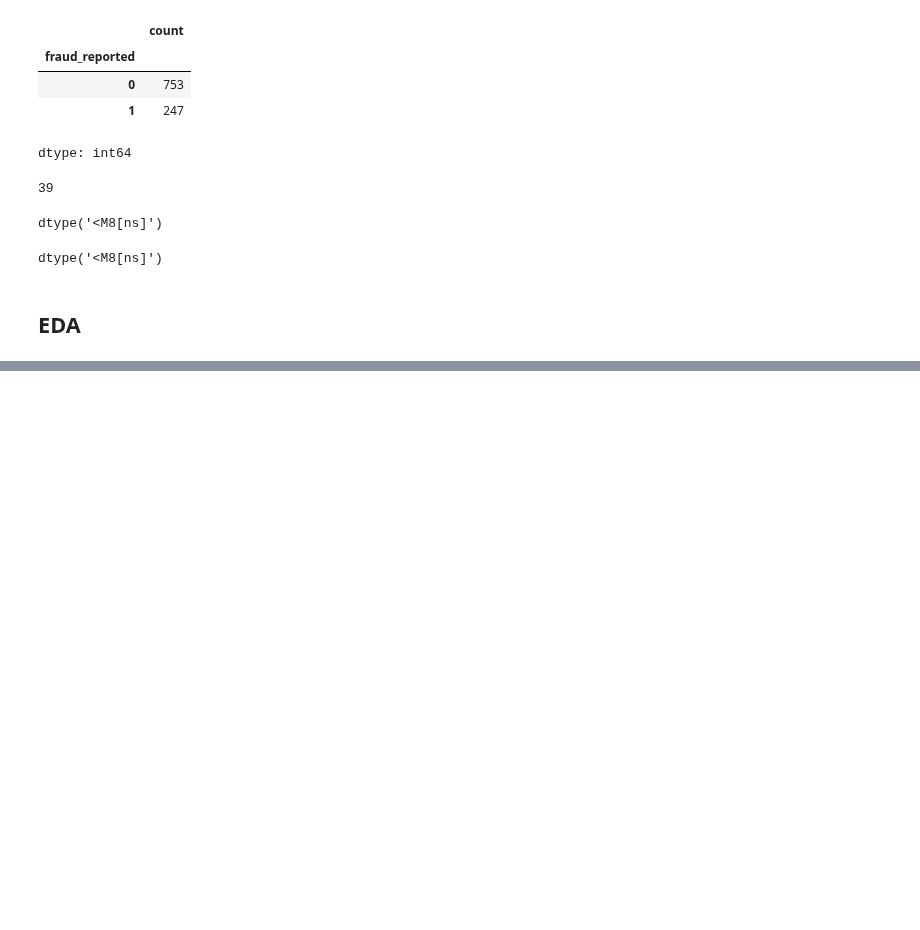
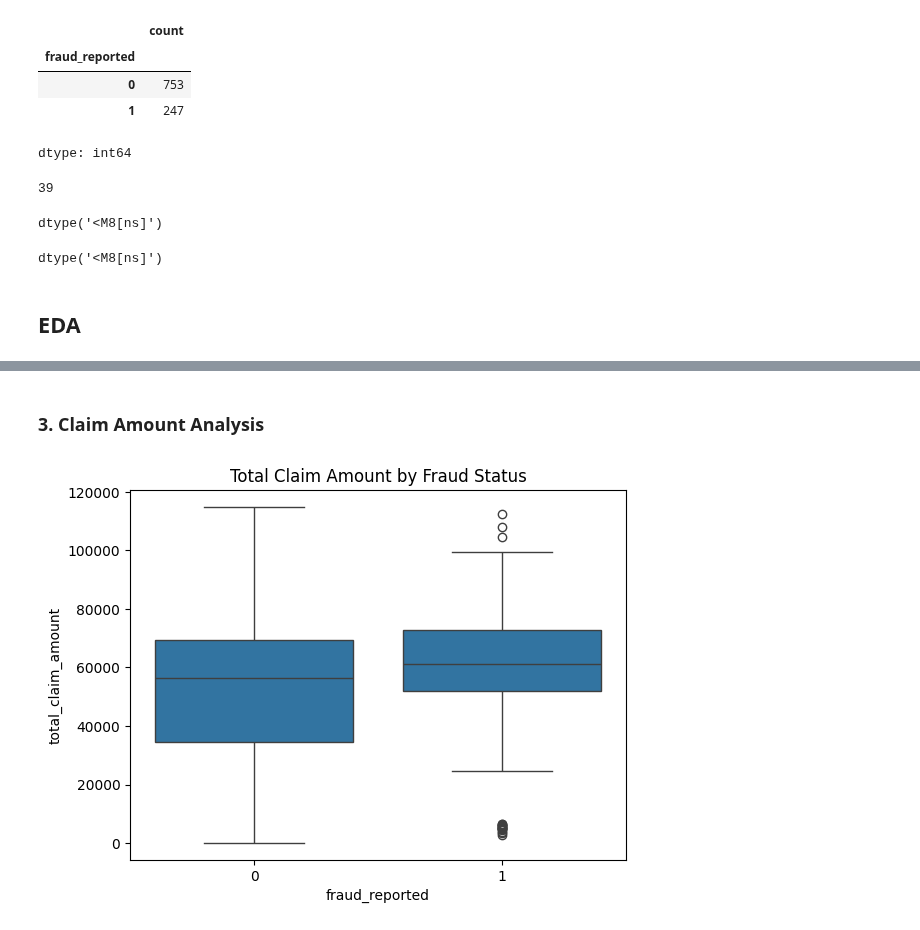
Before and after one commit to PavithraThantry-1998/insurance-claim-analysis-eda, a Jupyter notebook: notebooks/insurance_claim_eda.ipynb, the cells around one changed output, grey strips where cells are left out. Saved outputs shown, nothing was run; the diff lists cells and outputs as text; code cells hidden in the pictures; blank space fills up the shorter version.

```diff
--- a/notebooks/insurance_claim_eda.ipynb
+++ b/notebooks/insurance_claim_eda.ipynb
@@ -241,0 +292,9 @@ Before imputation, we explore whether missingness itself is associated with frau
+# %% [markdown]
+### 3. Claim Amount Analysis
+# %%
+plt.figure()
+sns.boxplot(x='fraud_reported', y='total_claim_amount', data=df)
+plt.title('Total Claim Amount by Fraud Status')
+plt.show()
+# %% [output]
+[figure, added]
```
Also changed, not shown: parts of 13 cells of this notebook.
